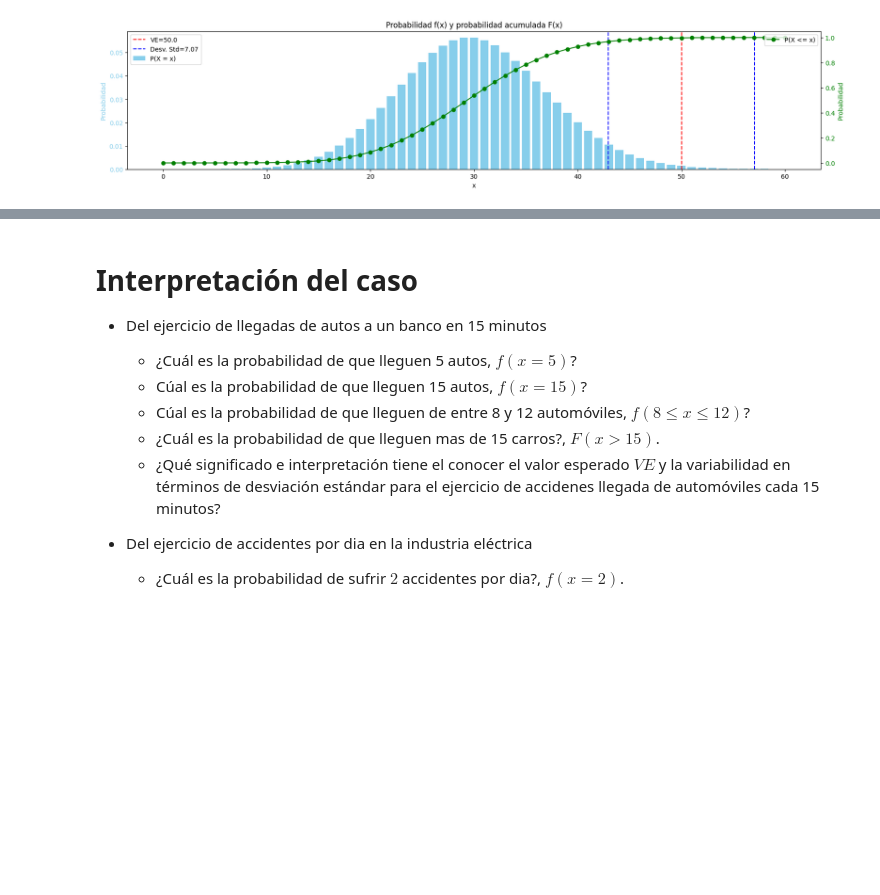
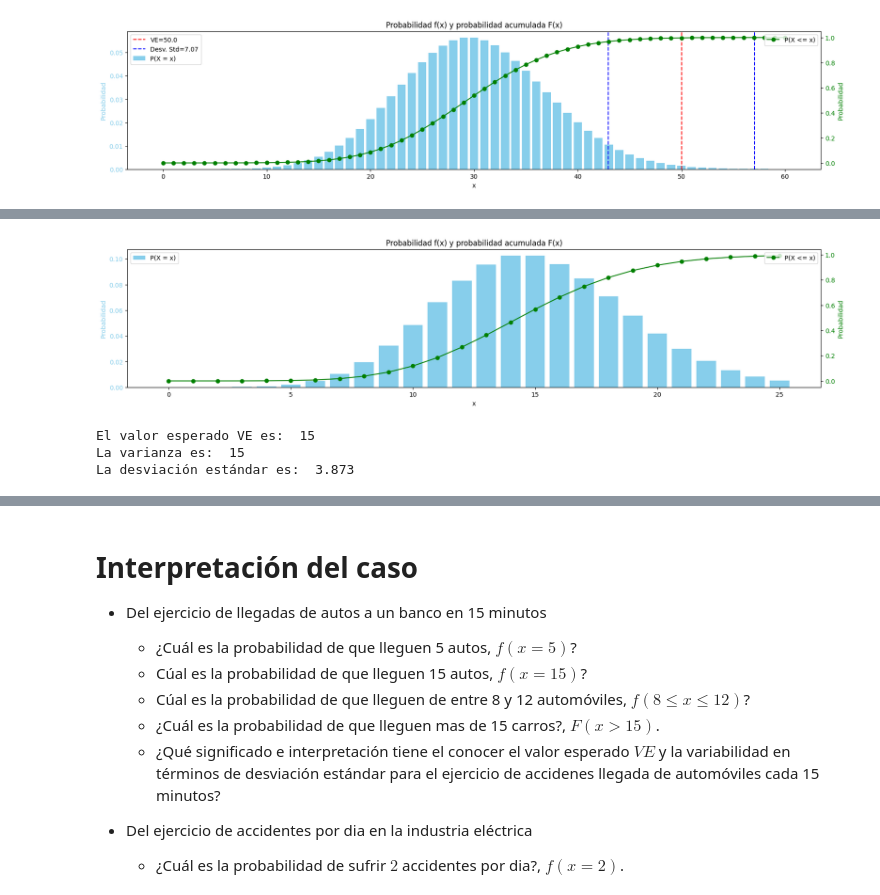
Before and after one commit to rpizarrog/probabilidad-y-estad-stica, a Jupyter notebook: 2024/Caso_19_Distribución_Poisson.ipynb, the cells around one changed output, grey strips where cells are left out. Drawn from its saved outputs; the diff is of its cells as text; code cells hidden in the pictures; blank space fills up the shorter version.

```diff
--- a/2024/Caso_19_Distribución_Poisson.ipynb
+++ b/2024/Caso_19_Distribución_Poisson.ipynb
@@ -501,0 +514,11 @@ f_graficos_probabilidad_discreta_VE_ds(tabla, VE, desv_std)
+# %%
+xi = [0, 1, 2, 3, 4, 5, 6, 7, 8, 9, 10, 11, 12, 13, 14, 15, 16, 17, 18, 19, 20, 21, 22, 23, 24, 25] # Puede variar
+media = 15
+# %%
+tabla = f_tabla_hyper(xi, media)
+# print(tabla)
+tabla_html = tabla.to_html(index=False, classes='table table-bordered table-striped')
+
+# Imprimir la tabla HTML
+# Mostrar la tabla directamente
+display(HTML(tabla_html))
@@ -501,0 +543,17 @@ f_graficos_probabilidad_discreta_VE_ds(tabla, VE, desv_std)
+# %%
+f_graficos_probabilidad_discreta(tabla)
+# %% [output]
+[figure, added]
+# %%
+VE = media
+print ("El valor esperado VE es: ", np.round(VE, 4))
+
+varianza = VE
+print ("La varianza es: ", np.round(varianza, 4))
+
+desv_std = np.sqrt(varianza)
+print ("La desviación estándar es: ", np.round(desv_std, 4))
+# %% [output]
+El valor esperado VE es:  15
+La varianza es:  15
+La desviación estándar es:  3.873
```
Also changed, not shown: parts of 4 cells of this notebook.
